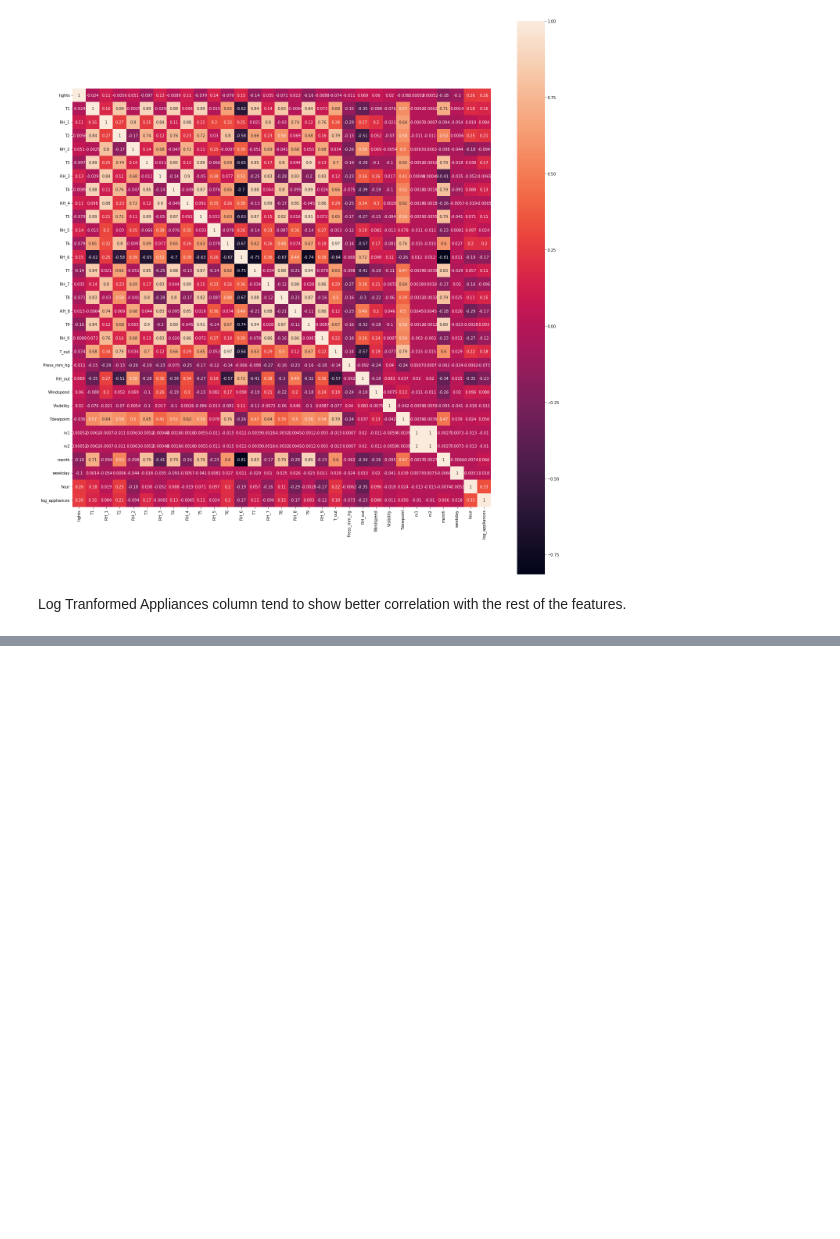
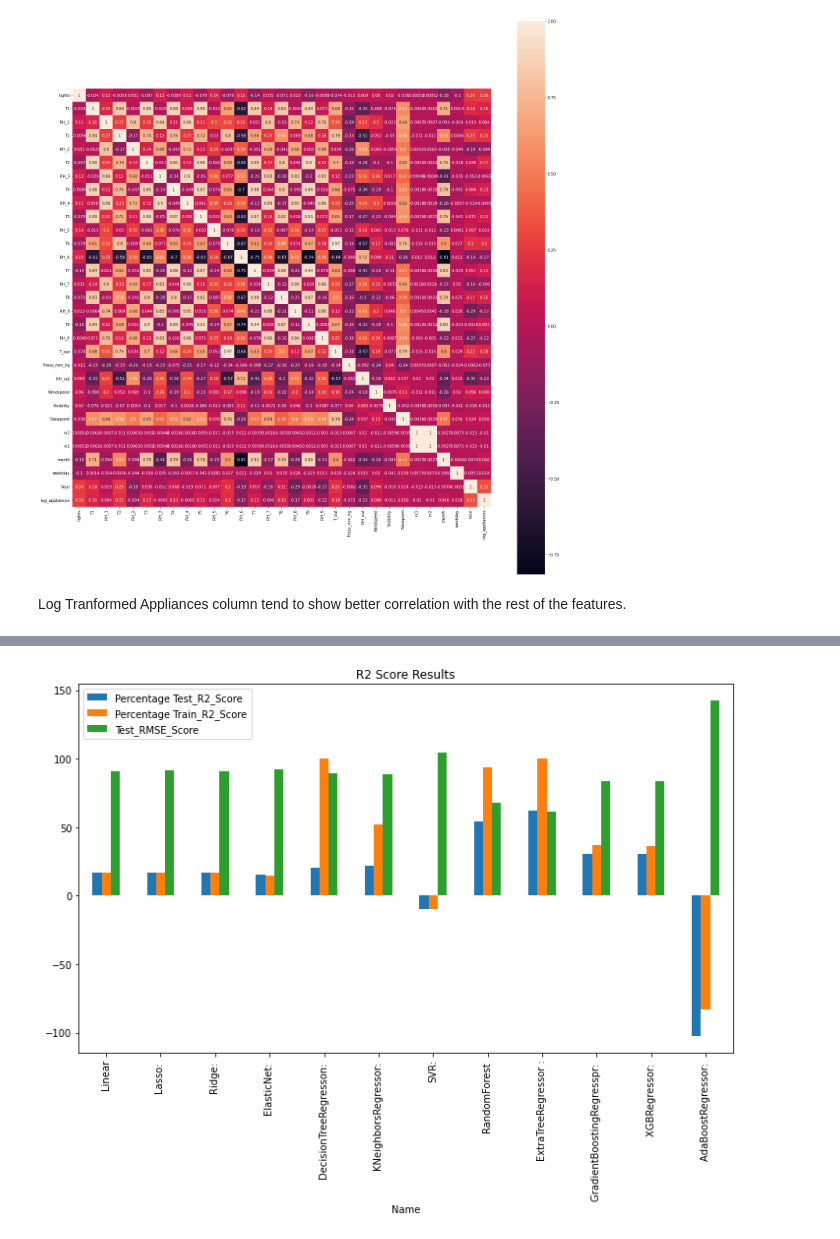
Before and after one commit to AnannyaSagar/Energy-Appliances-Prediction, a Jupyter notebook: Energy_Prediction_of_Appliances.ipynb, the cells around one changed output, grey strips where cells are left out. Cells and saved outputs as stored; diff of their text form; code cells hidden in the pictures; blank space fills up the shorter version.

```diff
--- a/Energy_Prediction_of_Appliances.ipynb
+++ b/Energy_Prediction_of_Appliances.ipynb
@@ -305,0 +313,34 @@ Log Tranformed Appliances column tend to show better correlation with the rest o
+# %%
+#Splitting into train-test split
+X_train, X_test, y_train, y_test = train_test_split( X, y, test_size=0.2, random_state=42)
+# %%
+models = [["Linear",LinearRegression()],
+           ['Lasso: ', Lasso()],
+           ['Ridge: ', Ridge()],
+           ['ElasticNet: ', ElasticNet(random_state=0)],
+           ['DecisionTreeRegresson: ', DecisionTreeRegressor()],
+           ['KNeighborsRegressor: ',  neighbors.KNeighborsRegressor()],
+           ['SVR:' , SVR(kernel='rbf')],
+           ['RandomForest ',RandomForestRegressor()],
+           ['ExtraTreeRegressor :',ExtraTreesRegressor()],
+           ['GradientBoostingRegresspr: ', GradientBoostingRegressor()] ,
+           ['XGBRegressor: ', xgb.XGBRegressor()],
+           ['AdaBoostRegressor: ',AdaBoostRegressor()],
+
+         ]
+# %%
+model_data = []
+for name,curr_model in models :
+    curr_model_data = {}
+    curr_model.random_state = 78
+    curr_model_data["Name"] = name
+    start = time.time()
+    curr_model.fit(X_train,y_train)
+    end = time.time()
+    curr_model_data["Train_Time"] = end - start
+    curr_model_data["Percentage Train_R2_Score"] = (metrics.r2_score(y_train,curr_model.predict(X_train)))*100
+    curr_model_data["Percentage Test_R2_Score"] = (metrics.r2_score(y_test,curr_model.predict(X_test)))*100
+    curr_model_data["Test_RMSE_Score"] = sqrt(mean_squared_error((y_test),curr_model.predict(X_test)))
+    curr_model_data["adj_r2"] = 1 - ((1 - curr_model_data["Percentage Test_R2_Score"]) * (len(y_test) - 1) / (len(y_test) - X_test.shape[1] - 1))
+
+    model_data.append(curr_model_data)
@@ -305,0 +369,3 @@ Log Tranformed Appliances column tend to show better correlation with the rest o
+# %%
+result_df = pd.DataFrame(model_data)
+result_df
@@ -305,0 +386,4 @@ Log Tranformed Appliances column tend to show better correlation with the rest o
+# %%
+result_df.plot(x="Name", y=['Percentage Test_R2_Score' , 'Percentage Train_R2_Score' , 'Test_RMSE_Score'], kind="bar" , title = 'R2 Score Results' , figsize= (10,8)) ;
+# %% [output]
+[figure, added]
```
Also changed, not shown: parts of 12 cells of this notebook.
